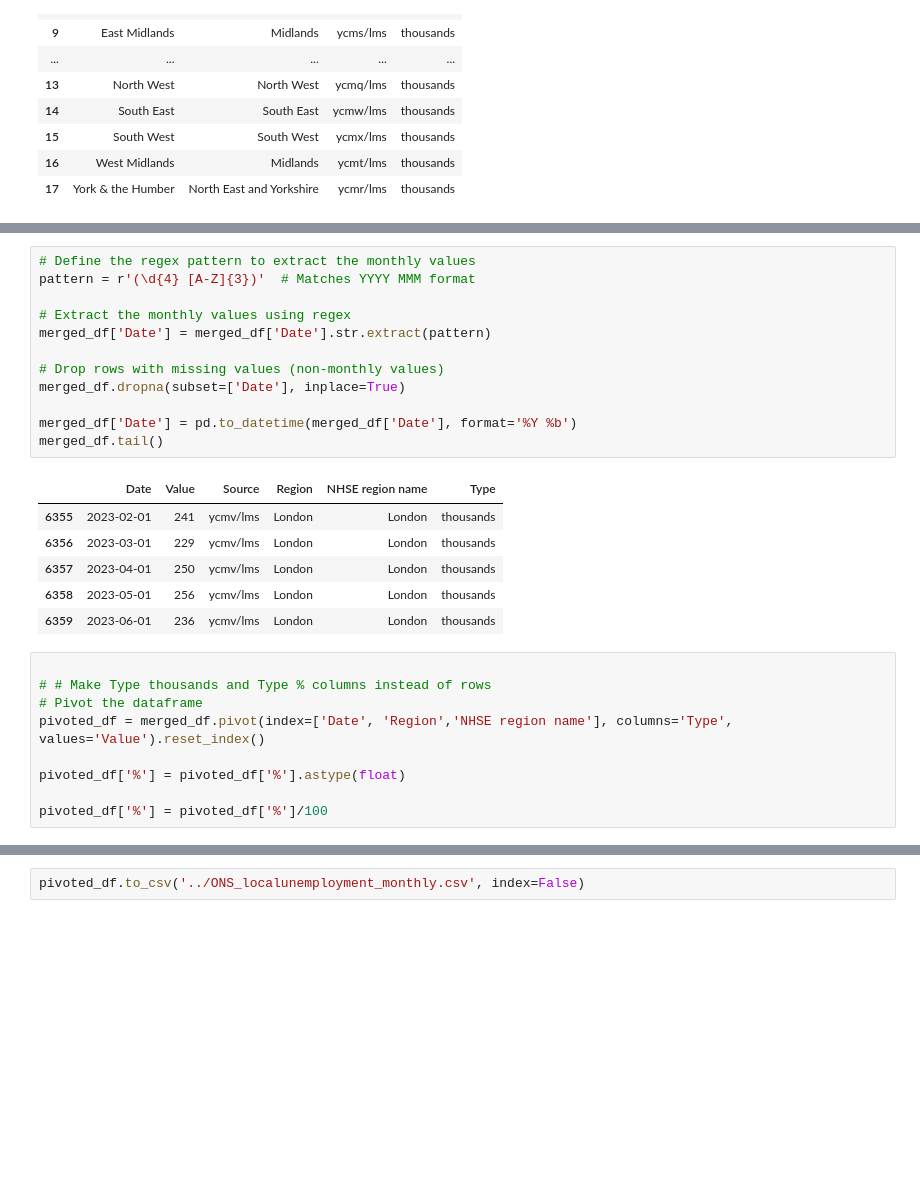
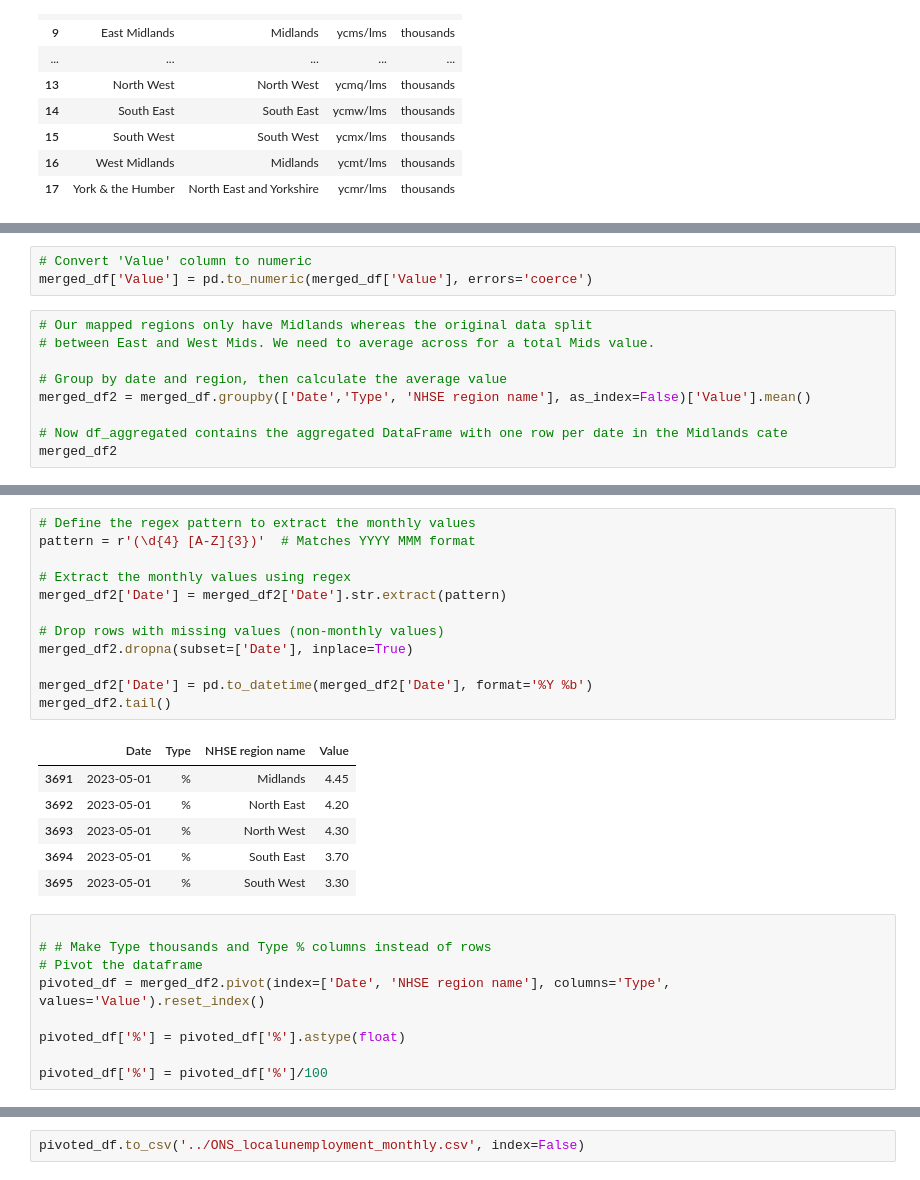
Before and after one commit to marierrogers/HSMAproject2023, a Jupyter notebook: 01_data/data_wrangling/ONS_localunemployment_scraper.ipynb, the cells around one changed output, grey strips where cells are left out. Drawn from its saved outputs; the diff is of its cells as text; blank space fills up the shorter version.

```diff
--- a/01_data/data_wrangling/ONS_localunemployment_scraper.ipynb
+++ b/01_data/data_wrangling/ONS_localunemployment_scraper.ipynb
@@ -129,0 +130,12 @@ merged_df
+# %%
+# Convert 'Value' column to numeric
+merged_df['Value'] = pd.to_numeric(merged_df['Value'], errors='coerce')
+# %%
+# Our mapped regions only have Midlands whereas the original data split
+# between East and West Mids. We need to average across for a total Mids value.
+
+# Group by date and region, then calculate the average value
+merged_df2 = merged_df.groupby(['Date','Type', 'NHSE region name'], as_index=False)['Value'].mean()
+
+# Now df_aggregated contains the aggregated DataFrame with one row per date in the Midlands cate
+merged_df2
@@ -130,27 +156,27 @@ merged_df
 # %%
 # Define the regex pattern to extract the monthly values
 pattern = r'(\d{4} [A-Z]{3})'  # Matches YYYY MMM format
 
 # Extract the monthly values using regex
-merged_df['Date'] = merged_df['Date'].str.extract(pattern)
+merged_df2['Date'] = merged_df2['Date'].str.extract(pattern)
 
 # Drop rows with missing values (non-monthly values)
-merged_df.dropna(subset=['Date'], inplace=True)
+merged_df2.dropna(subset=['Date'], inplace=True)
 
-merged_df['Date'] = pd.to_datetime(merged_df['Date'], format='%Y %b')
-merged_df.tail()
+merged_df2['Date'] = pd.to_datetime(merged_df2['Date'], format='%Y %b')
+merged_df2.tail()
 # %% [output]
-|  | Date | Value | Source | Region | NHSE region name | Type |
-| 6355 | 2023-02-01 | 241 | ycmv/lms | London | London | thousands |
-| 6356 | 2023-03-01 | 229 | ycmv/lms | London | London | thousands |
-| 6357 | 2023-04-01 | 250 | ycmv/lms | London | London | thousands |
-| 6358 | 2023-05-01 | 256 | ycmv/lms | London | London | thousands |
-| 6359 | 2023-06-01 | 236 | ycmv/lms | London | London | thousands |
+|  | Date | Type | NHSE region name | Value |
+| 3691 | 2023-05-01 | % | Midlands | 4.45 |
+| 3692 | 2023-05-01 | % | North East | 4.20 |
+| 3693 | 2023-05-01 | % | North West | 4.30 |
+| 3694 | 2023-05-01 | % | South East | 3.70 |
+| 3695 | 2023-05-01 | % | South West | 3.30 |
 # %%
 
 # # Make Type thousands and Type % columns instead of rows
 # Pivot the dataframe
-pivoted_df = merged_df.pivot(index=['Date', 'Region','NHSE region name'], columns='Type', values='Value').reset_index()
+pivoted_df = merged_df2.pivot(index=['Date', 'NHSE region name'], columns='Type', values='Value').reset_index()
 
 pivoted_df['%'] = pivoted_df['%'].astype(float)
 
```
Also changed, not shown: parts of 5 cells of this notebook, 1 other file.
